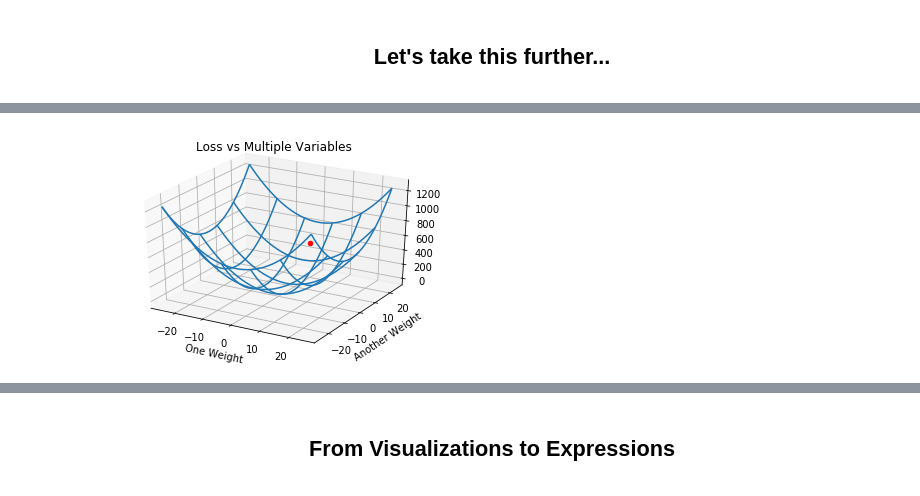
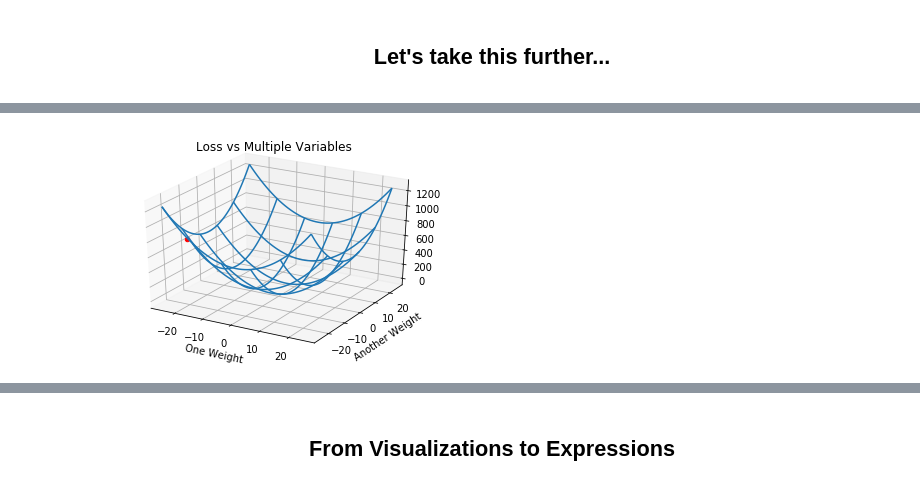
Before and after one commit to ashermancinelli/tensorflow-talk, a Jupyter notebook: slides.ipynb, the cells around one changed output, grey strips where cells are left out. Saved outputs shown, nothing was run; the diff lists cells and outputs as text; code cells hidden in the pictures.

```diff
--- a/slides.ipynb
+++ b/slides.ipynb
@@ -232,17 +234,17 @@ plt.show()
 # %%
 fig = plt.figure()
 ax = fig.add_subplot(111, projection='3d')
 X = Y = x
 X, Y = np.meshgrid(X, Y)
 Z = X**2 + Y**2
 ax.plot_wireframe(X, Y, Z, rstride=10, cstride=10)
-ax.scatter(0, 20, 400, color='red')
+ax.scatter(-20, -20, 800, color='red')
 plt.xlabel('One Weight')
 plt.ylabel('Another Weight')
 ax.set_title('Loss vs Multiple Variables')
 plt.show()
 # %% [output]
-[figure, old version]
+[figure, new version]
 # %% [markdown]
 ## Another Example
 ---
```
Also changed, not shown: parts of 29 cells of this notebook, 8 other files.
